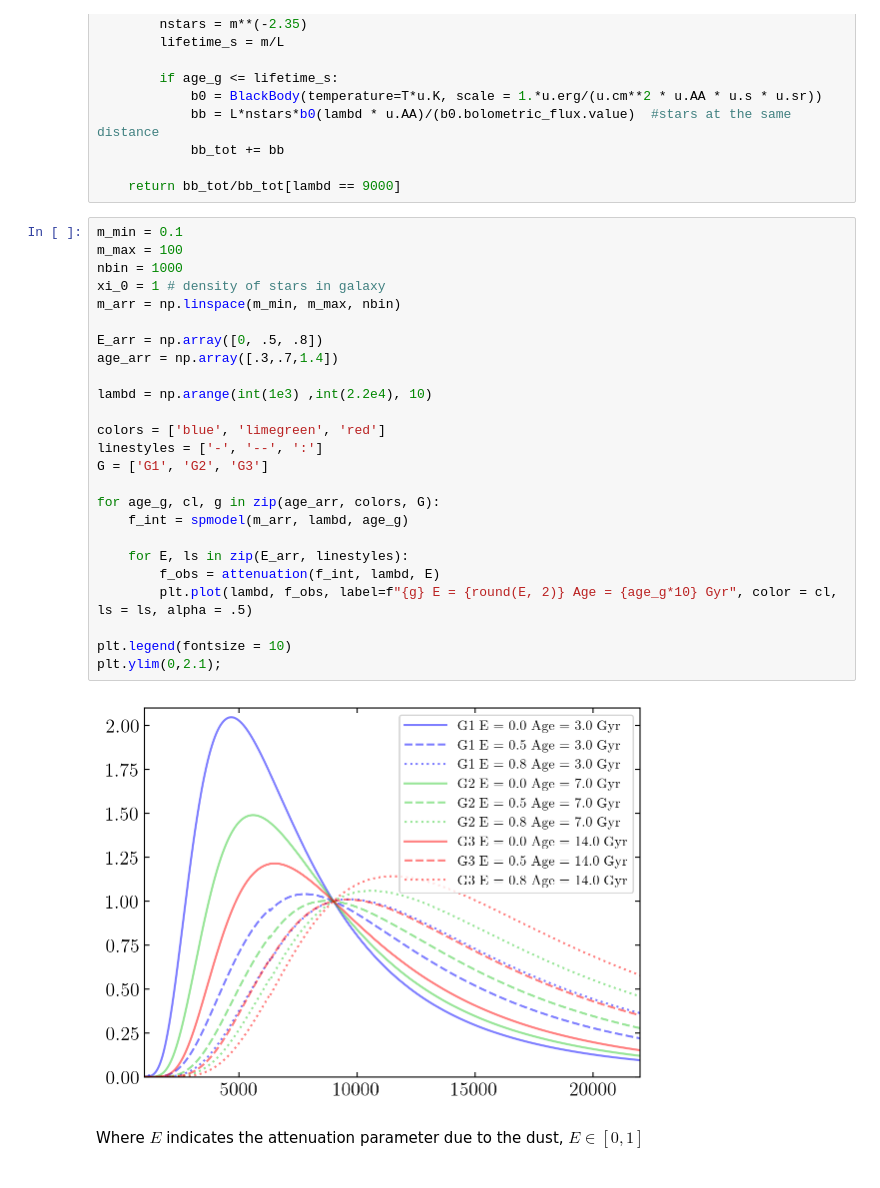
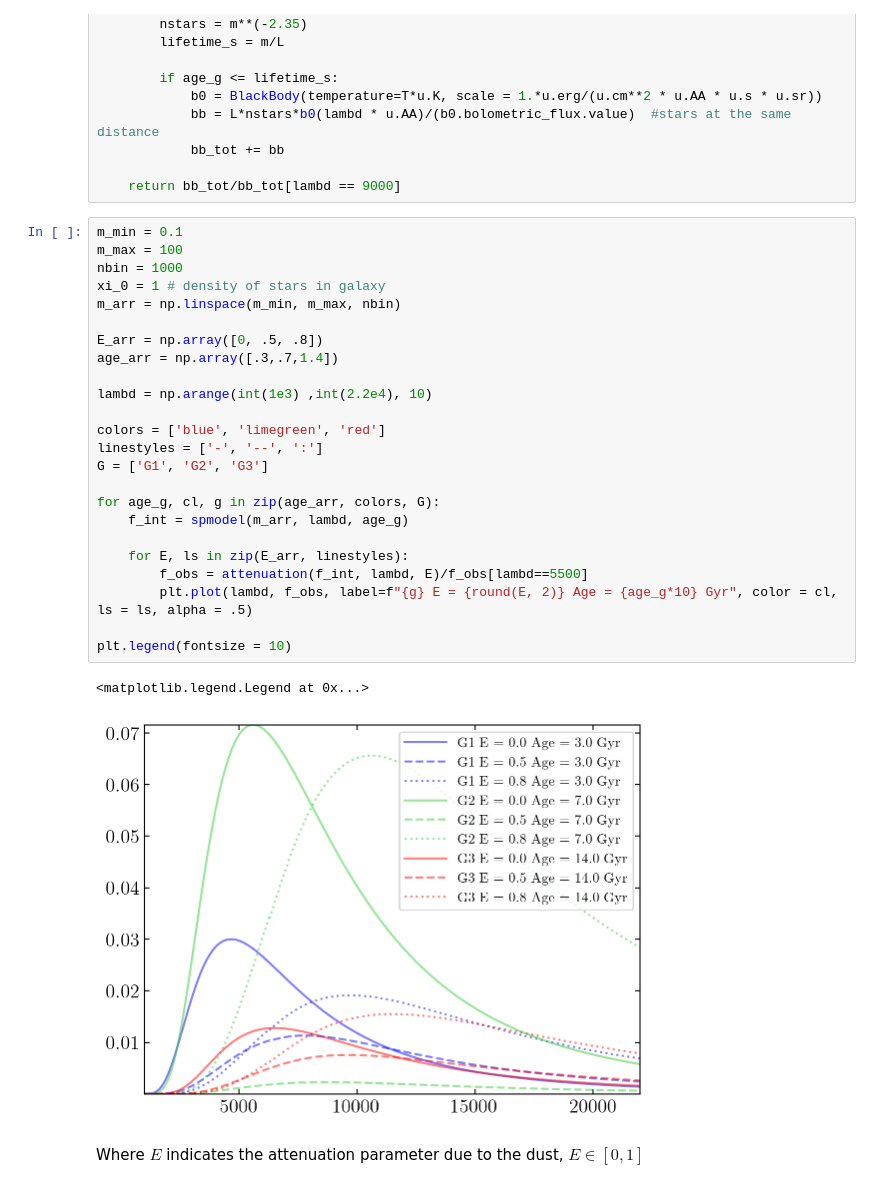
Before and after one commit to smucedola/cosmic-lab, a Jupyter notebook: gal_sp_evol.ipynb, the cells around one changed output. Cells and saved outputs as stored; diff of their text form.

```diff
--- a/gal_sp_evol.ipynb
+++ b/gal_sp_evol.ipynb
@@ -197,30 +215,30 @@ def spmodel(m_arr, lambd, age_g):
 # %%
 m_min = 0.1
 m_max = 100
 nbin = 1000
 xi_0 = 1 # density of stars in galaxy
 m_arr = np.linspace(m_min, m_max, nbin)
 
 E_arr = np.array([0, .5, .8])
 age_arr = np.array([.3,.7,1.4])
 
 lambd = np.arange(int(1e3) ,int(2.2e4), 10)
 
 colors = ['blue', 'limegreen', 'red']
 linestyles = ['-', '--', ':']
 G = ['G1', 'G2', 'G3']
 
 for age_g, cl, g in zip(age_arr, colors, G):
     f_int = spmodel(m_arr, lambd, age_g)
 
     for E, ls in zip(E_arr, linestyles):
-        f_obs = attenuation(f_int, lambd, E)
+        f_obs = attenuation(f_int, lambd, E)/f_obs[lambd==5500]
         plt.plot(lambd, f_obs, label=f"{g} E = {round(E, 2)} Age = {age_g*10} Gyr", color = cl, ls = ls, alpha = .5)
 
 plt.legend(fontsize = 10)
-plt.ylim(0,2.1);
 # %% [output]
+<matplotlib.legend.Legend at 0x...>
-[figure, old version]
+[figure, new version]
 # %% [markdown]
 Where $E$ indicates the attenuation parameter due to the dust, $E \in [0,1]$
 # %% [markdown]
```
Also changed, not shown: parts of 15 cells of this notebook, 5 other files.
